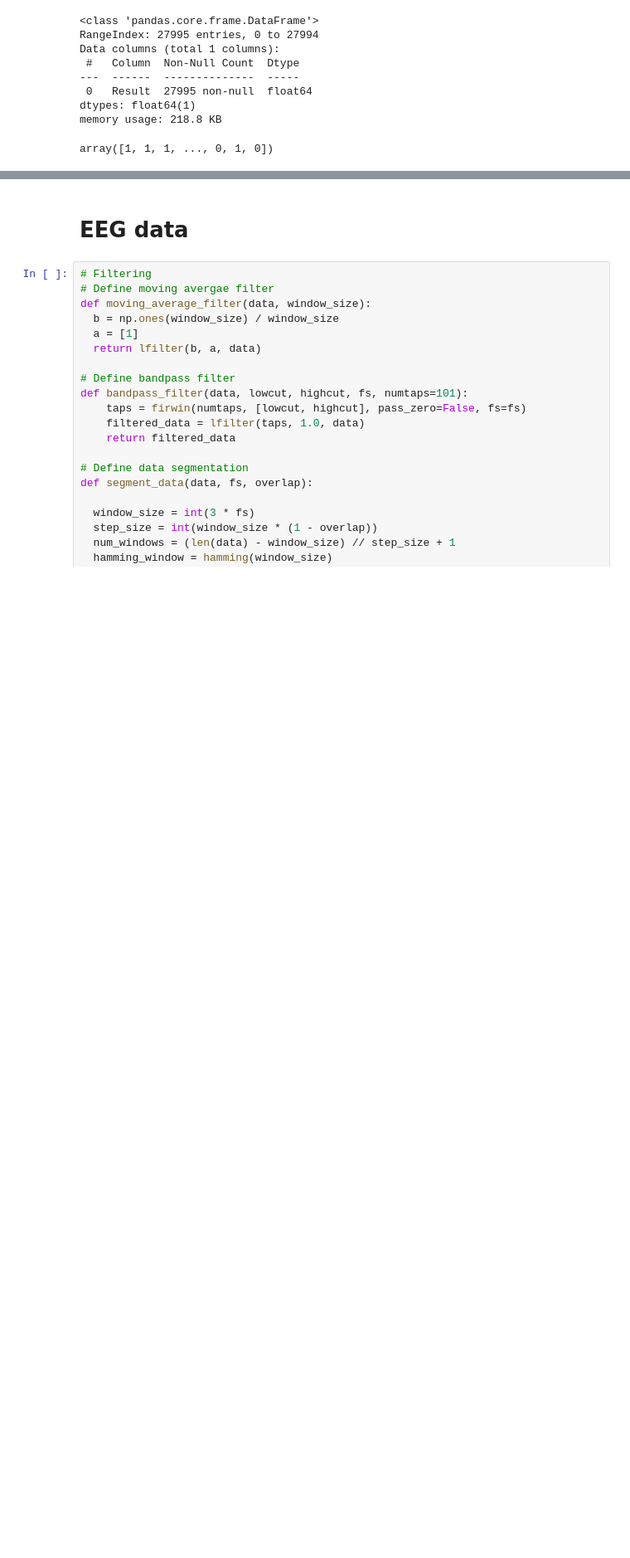
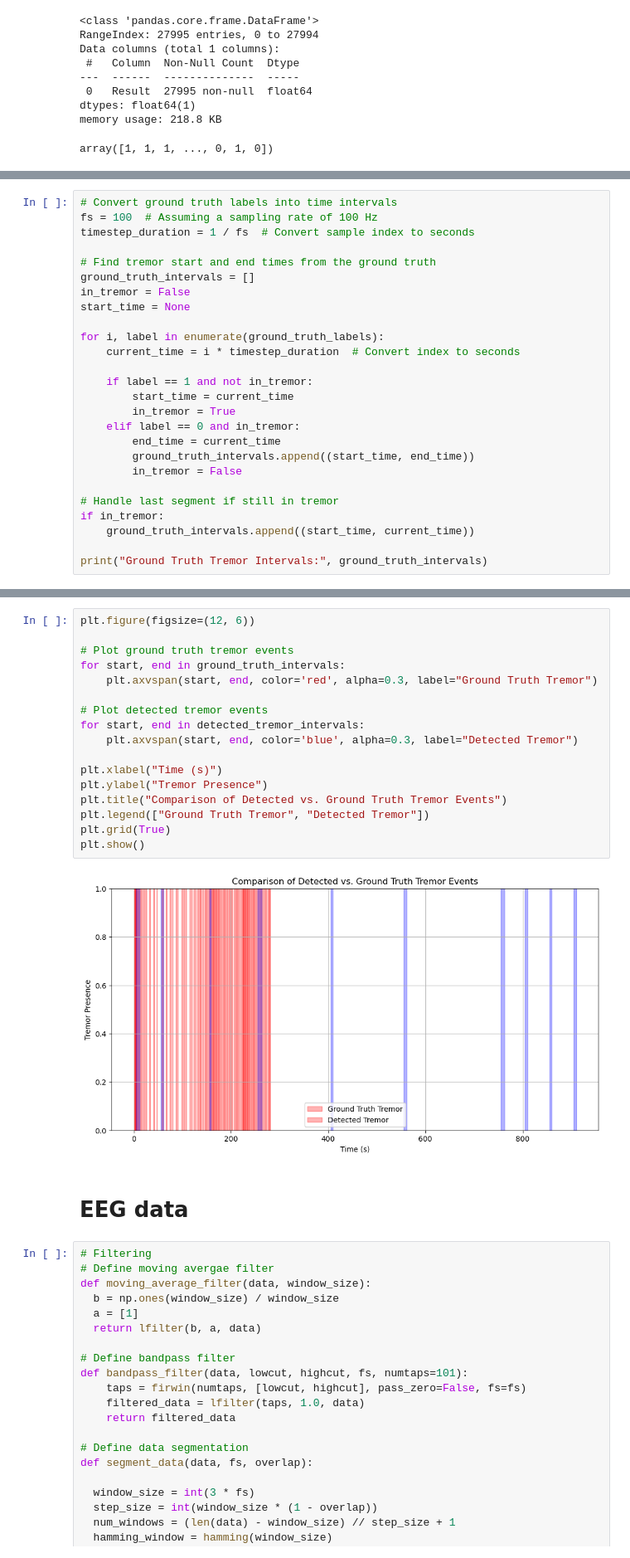
Before and after one commit to pwatana/Neurotech_UofT_2024, a Jupyter notebook: Kaggle_acc_algorithm.ipynb, the cells around one changed output, grey strips where cells are left out. Shown at 83% size. Saved outputs shown, nothing was run; the diff lists cells and outputs as text; blank space fills up the shorter version.

Commit message:
Visualizing comparison and trouble shooting

```diff
--- a/Kaggle_acc_algorithm.ipynb
+++ b/Kaggle_acc_algorithm.ipynb
@@ -794,0 +772,26 @@ F1 Score: 0.5268
+# %%
+# Convert ground truth labels into time intervals
+fs = 100  # Assuming a sampling rate of 100 Hz
+timestep_duration = 1 / fs  # Convert sample index to seconds
+
+# Find tremor start and end times from the ground truth
+ground_truth_intervals = []
+in_tremor = False
+start_time = None
+
+for i, label in enumerate(ground_truth_labels):
+    current_time = i * timestep_duration  # Convert index to seconds
+
+    if label == 1 and not in_tremor:
+        start_time = current_time
+        in_tremor = True
+    elif label == 0 and in_tremor:
+        end_time = current_time
+        ground_truth_intervals.append((start_time, end_time))
+        in_tremor = False
+
+# Handle last segment if still in tremor
+if in_tremor:
+    ground_truth_intervals.append((start_time, current_time))
+
+print("Ground Truth Tremor Intervals:", ground_truth_intervals)
@@ -795,3 +848,22 @@ F1 Score: 0.5268
+# %%
+plt.figure(figsize=(12, 6))
+
+# Plot ground truth tremor events
+for start, end in ground_truth_intervals:
+    plt.axvspan(start, end, color='red', alpha=0.3, label="Ground Truth Tremor")
+
+# Plot detected tremor events
+for start, end in detected_tremor_intervals:
+    plt.axvspan(start, end, color='blue', alpha=0.3, label="Detected Tremor")
+
+plt.xlabel("Time (s)")
+plt.ylabel("Tremor Presence")
+plt.title("Comparison of Detected vs. Ground Truth Tremor Events")
+plt.legend(["Ground Truth Tremor", "Detected Tremor"])
+plt.grid(True)
+plt.show()
+# %% [output]
+[figure, added]
 # %% [markdown]
 # EEG data
 # %%
```
Also changed, not shown: parts of 4 cells of this notebook.
